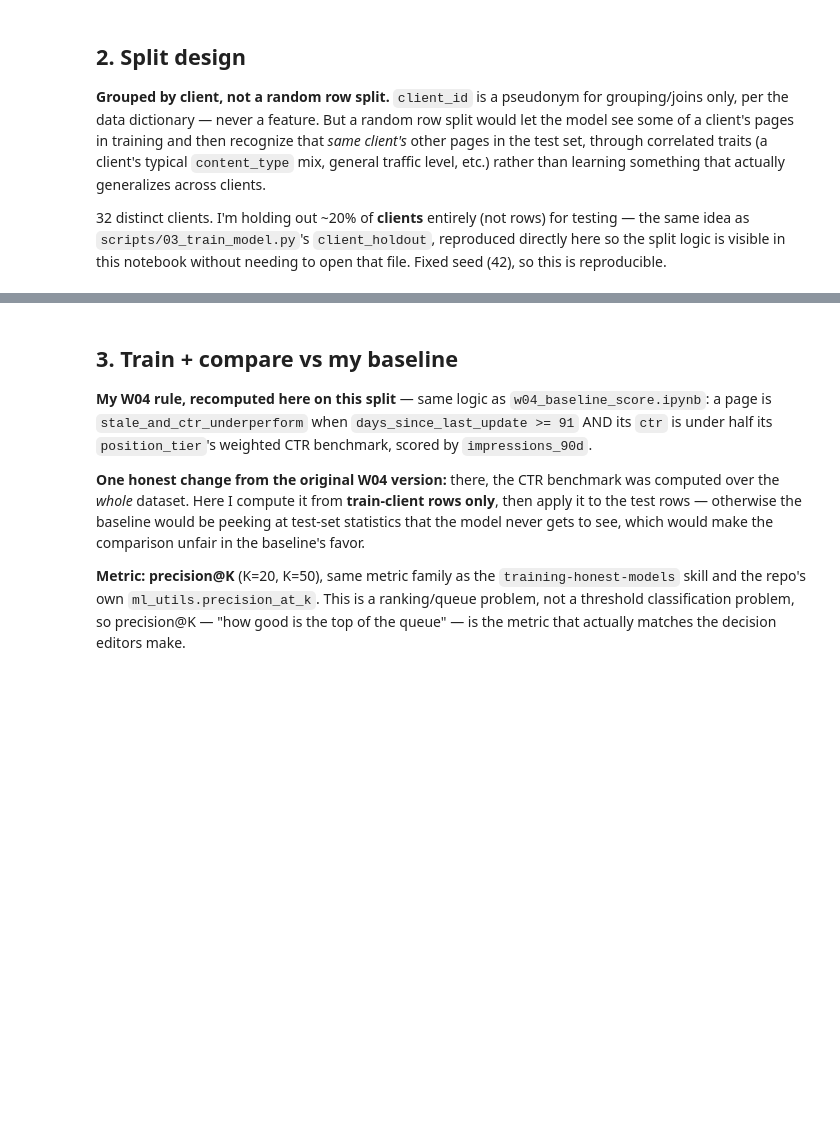
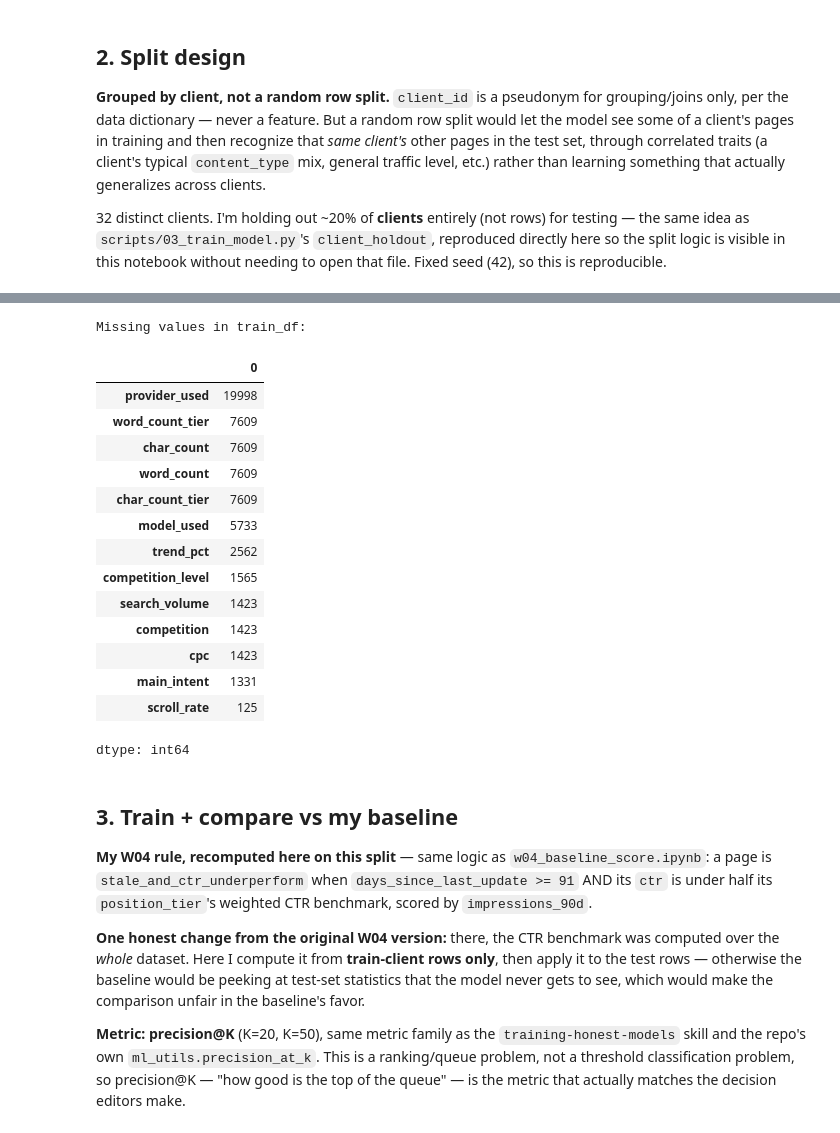
Before and after one commit to Shwetabh1013/flyrank-ml-internship-shwetabh, a Jupyter notebook: work/notebooks/w05_model.ipynb, the cells around one changed output, grey strips where cells are left out. Saved outputs shown, nothing was run; the diff lists cells and outputs as text; code cells hidden in the pictures; blank space fills up the shorter version.

```diff
--- a/work/notebooks/w05_model.ipynb
+++ b/work/notebooks/w05_model.ipynb
@@ -74,3 +151,24 @@ assert set(train_df["client_id"]).isdisjoint(set(test_df["client_id"])), \
+# %%
+# Check for missing values in train_df
+print("Missing values in train_df:")
+display(train_df.isnull().sum()[train_df.isnull().sum() > 0].sort_values(ascending=False))
+# %% [output]
+Missing values in train_df:
+|  | 0 |
+| provider_used | 19998 |
+| word_count_tier | 7609 |
+| char_count | 7609 |
+| word_count | 7609 |
+| char_count_tier | 7609 |
+| model_used | 5733 |
+| trend_pct | 2562 |
+| competition_level | 1565 |
+| search_volume | 1423 |
+| competition | 1423 |
+| cpc | 1423 |
+| main_intent | 1331 |
+| scroll_rate | 125 |
+dtype: int64
 # %% [markdown]
 ## 3. Train + compare vs my baseline
 
```
Also changed, not shown: parts of 7 cells of this notebook.
